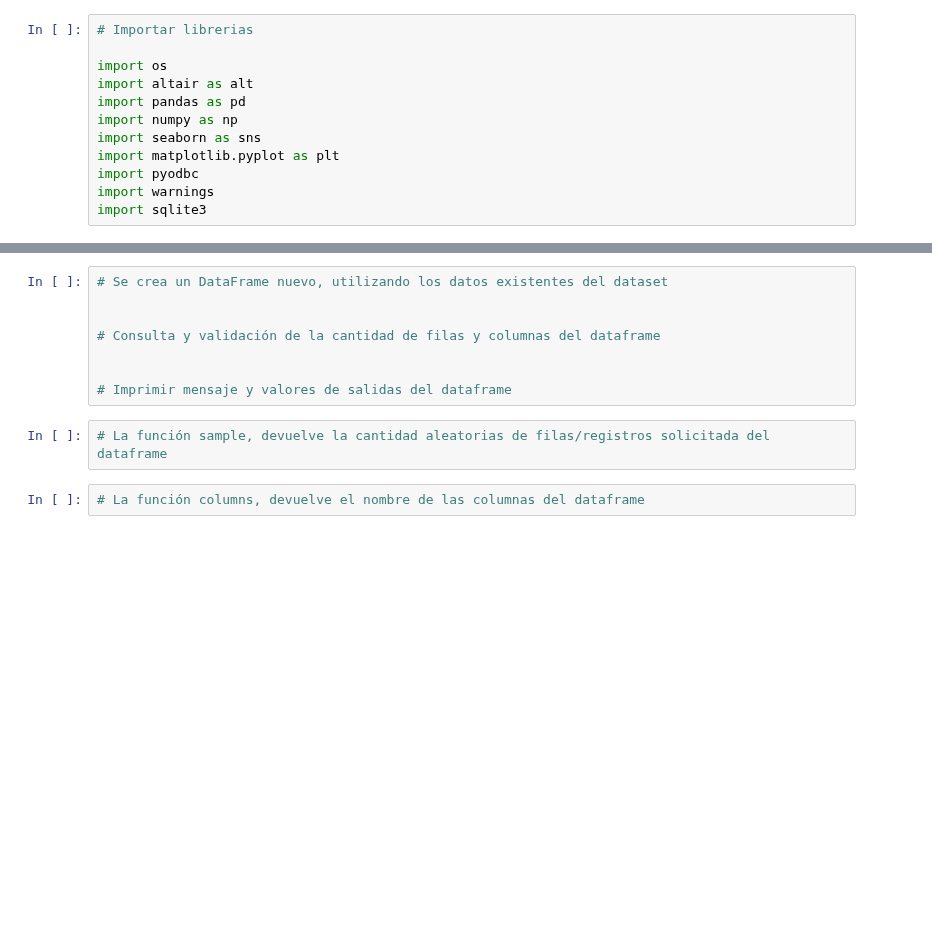
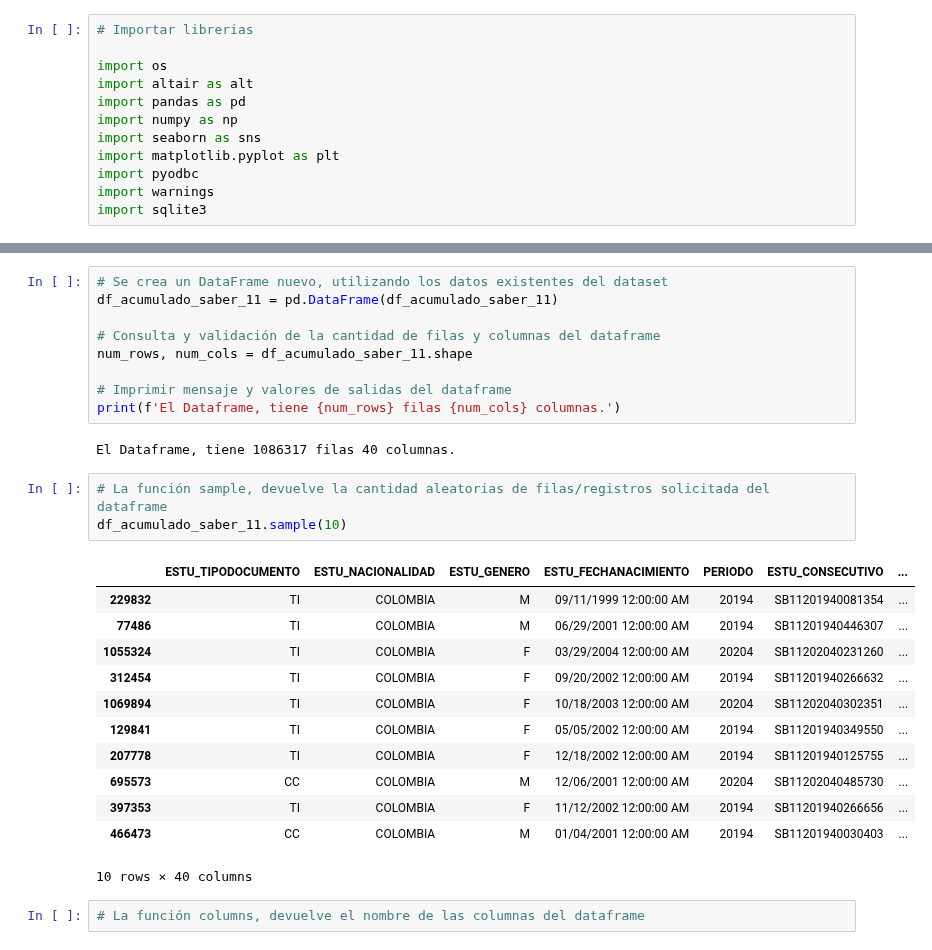
Before and after one commit to wespitia9/AVDV3-219, a Jupyter notebook: Modulo_2-Estadistica_y_Modelado_Matematico_Avanzado/Modulo-2_dev.ipynb, the cells around one changed output, grey strips where cells are left out. Saved outputs shown, nothing was run; the diff lists cells and outputs as text; blank space fills up the shorter version.

```diff
--- a/Modulo_2-Estadistica_y_Modelado_Matematico_Avanzado/Modulo-2_dev.ipynb
+++ b/Modulo_2-Estadistica_y_Modelado_Matematico_Avanzado/Modulo-2_dev.ipynb
@@ -87,13 +89,30 @@ except Exception as e:
 # %%
 # Se crea un DataFrame nuevo, utilizando los datos existentes del dataset
-
+df_acumulado_saber_11 = pd.DataFrame(df_acumulado_saber_11)
 
 # Consulta y validación de la cantidad de filas y columnas del dataframe
-
+num_rows, num_cols = df_acumulado_saber_11.shape
 
 # Imprimir mensaje y valores de salidas del dataframe
+print(f'El Dataframe, tiene {num_rows} filas {num_cols} columnas.')
+# %% [output]
+El Dataframe, tiene 1086317 filas 40 columnas.
 # %%
 # La función sample, devuelve la cantidad aleatorias de filas/registros solicitada del dataframe
+df_acumulado_saber_11.sample(10)
+# %% [output]
+|  | ESTU_TIPODOCUMENTO | ESTU_NACIONALIDAD | ESTU_GENERO | ESTU_FECHANACIMIENTO | PERIODO | ESTU_CONSECUTIVO | ... |
+| 229832 | TI | COLOMBIA | M | 09/11/1999 12:00:00 AM | 20194 | SB11201940081354 | ... |
+| 77486 | TI | COLOMBIA | M | 06/29/2001 12:00:00 AM | 20194 | SB11201940446307 | ... |
+| 1055324 | TI | COLOMBIA | F | 03/29/2004 12:00:00 AM | 20204 | SB11202040231260 | ... |
+| 312454 | TI | COLOMBIA | F | 09/20/2002 12:00:00 AM | 20194 | SB11201940266632 | ... |
+| 1069894 | TI | COLOMBIA | F | 10/18/2003 12:00:00 AM | 20204 | SB11202040302351 | ... |
+| 129841 | TI | COLOMBIA | F | 05/05/2002 12:00:00 AM | 20194 | SB11201940349550 | ... |
+| 207778 | TI | COLOMBIA | F | 12/18/2002 12:00:00 AM | 20194 | SB11201940125755 | ... |
+| 695573 | CC | COLOMBIA | M | 12/06/2001 12:00:00 AM | 20204 | SB11202040485730 | ... |
+| 397353 | TI | COLOMBIA | F | 11/12/2002 12:00:00 AM | 20194 | SB11201940266656 | ... |
+| 466473 | CC | COLOMBIA | M | 01/04/2001 12:00:00 AM | 20194 | SB11201940030403 | ... |
+10 rows × 40 columns
 # %%
 # La función columns, devuelve el nombre de las columnas del dataframe
 # %% [markdown]
```
Also changed, not shown: parts of 1 cell of this notebook.
